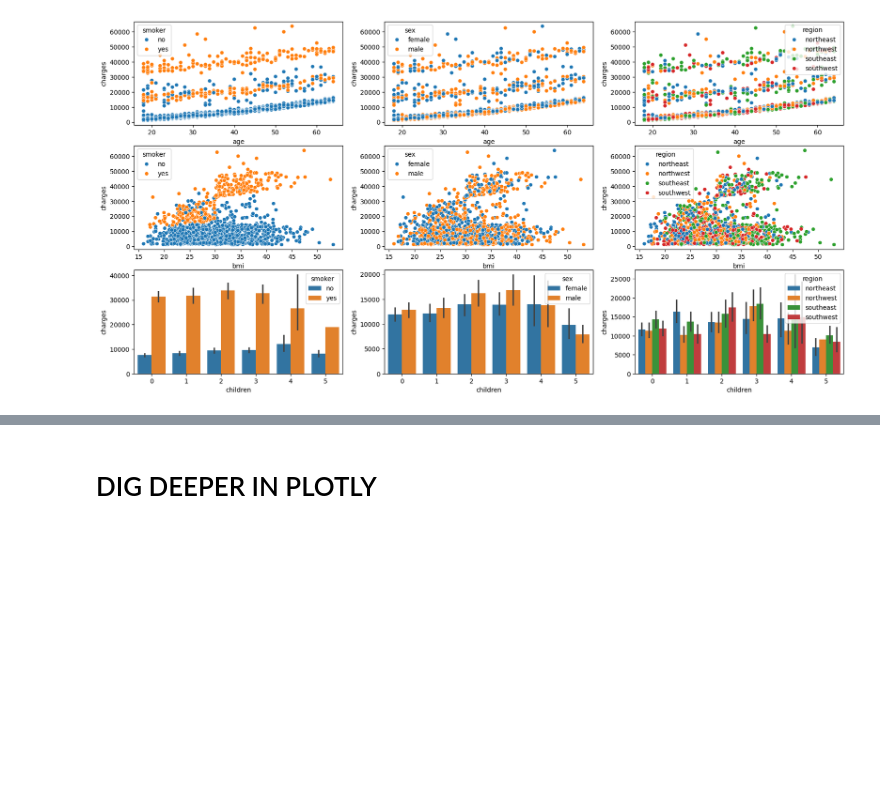
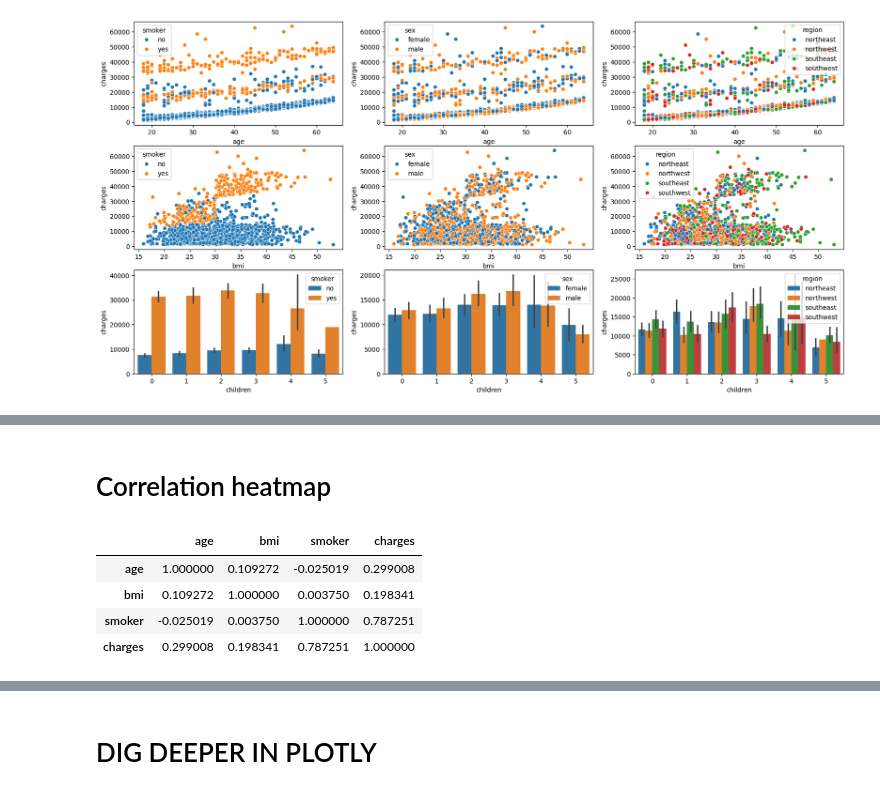
Before and after one commit to tb9757/Assignment-1---Healthcare-analysis, a Jupyter notebook: jupyter_notebooks/exploratory_data_analysis.ipynb, the cells around one changed output, grey strips where cells are left out. Saved outputs shown, nothing was run; the diff lists cells and outputs as text; code cells hidden in the pictures; blank space fills up the shorter version.

```diff
--- a/jupyter_notebooks/exploratory_data_analysis.ipynb
+++ b/jupyter_notebooks/exploratory_data_analysis.ipynb
@@ -165,0 +182,19 @@ sns.barplot(data=df, x='children', y='charges', hue='region', ax=ax[2,2])
+# %% [markdown]
+# Correlation heatmap
+# %%
+# investigate correlation between numerical values as well as smoker or non-smoker.
+# To include smoker in this we need to convert the smoker column (currently yes, no), into yes = 1 and no = 0
+df_copy = df.copy()
+df_copy['smoker']= df_copy['smoker'].map({'yes':1, 'no':0}).astype(int)
+
+#drop categorical variables
+df_copy = df_copy.drop(columns=df_copy.select_dtypes(include='category'))
+
+df_correlation = df_copy.corr(method='pearson')
+df_correlation
+# %% [output]
+|  | age | bmi | smoker | charges |
+| age | 1.000000 | 0.109272 | -0.025019 | 0.299008 |
+| bmi | 0.109272 | 1.000000 | 0.003750 | 0.198341 |
+| smoker | -0.025019 | 0.003750 | 1.000000 | 0.787251 |
+| charges | 0.299008 | 0.198341 | 0.787251 | 1.000000 |
```
Also changed, not shown: parts of 10 cells of this notebook.
